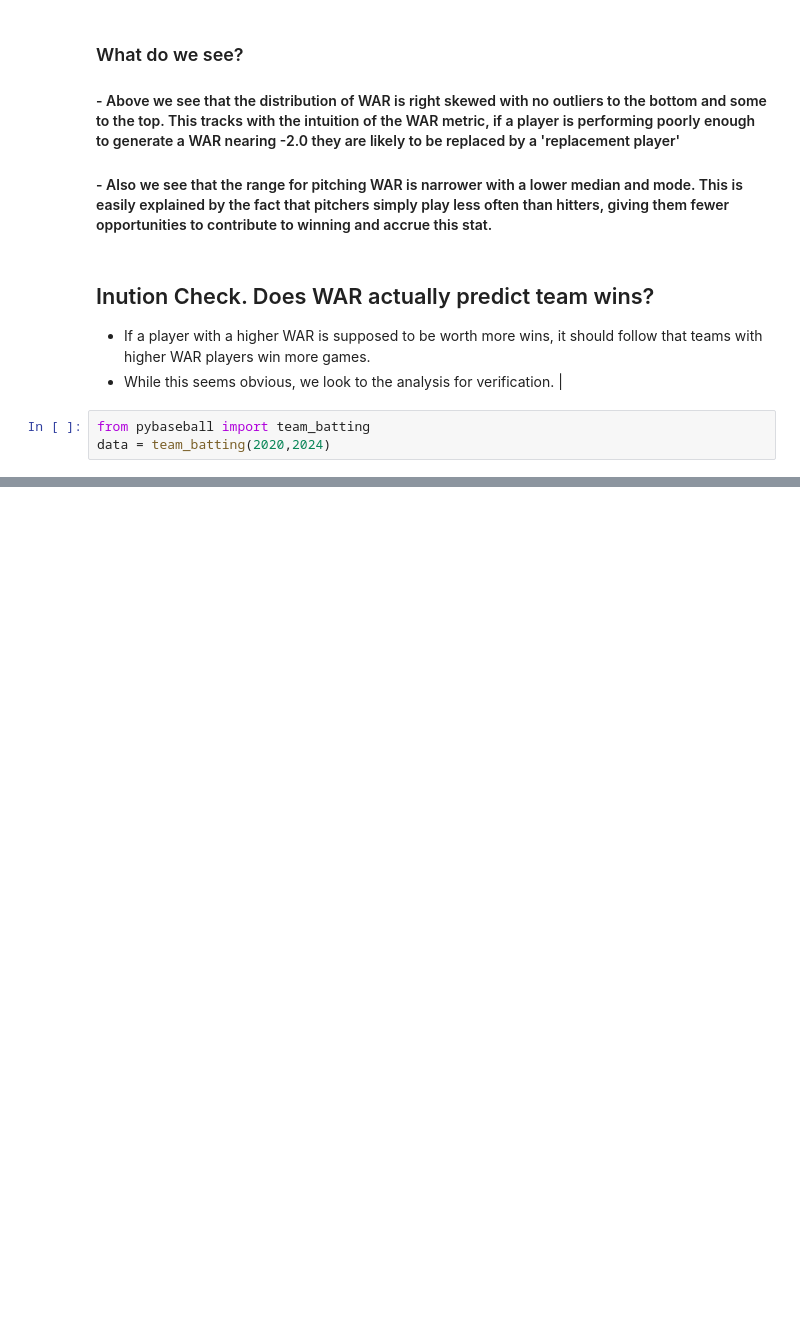
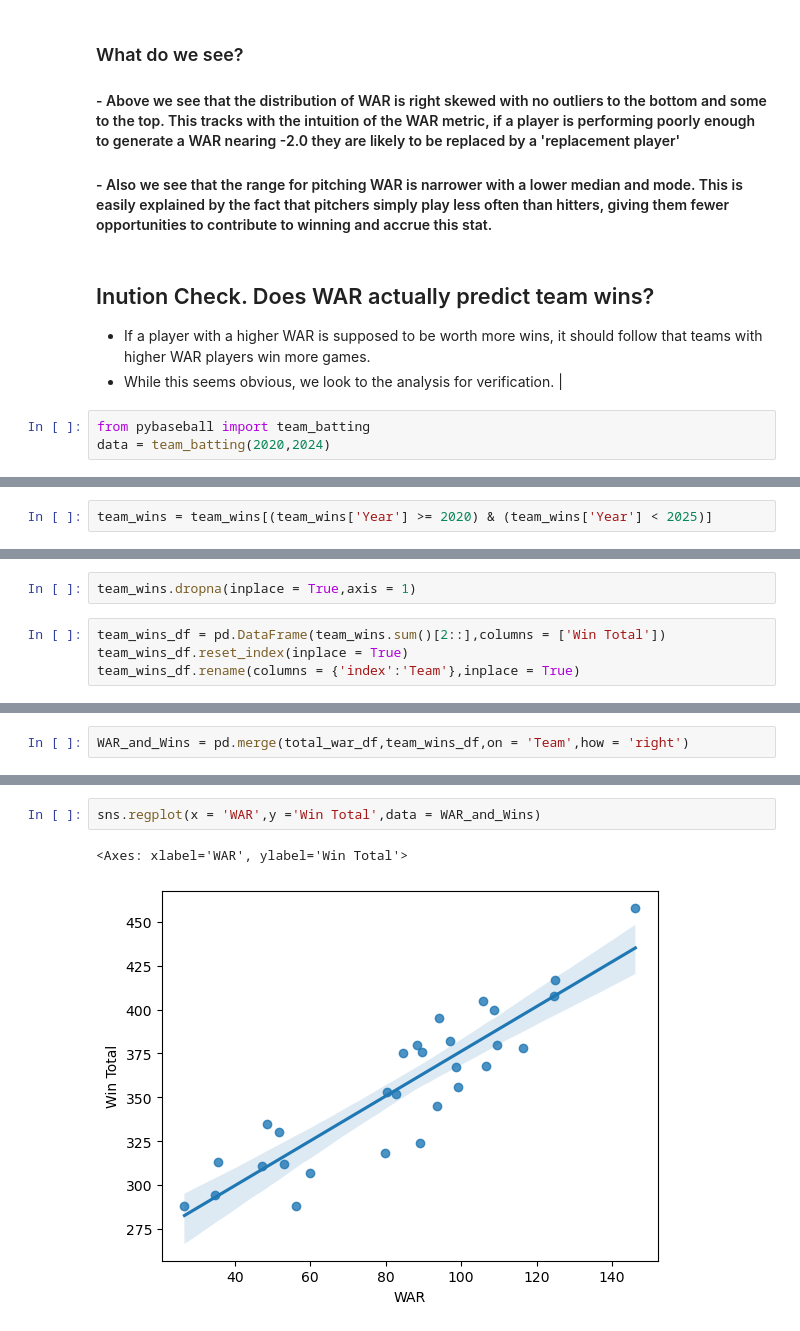
Before and after one commit to EliasOMacias/MLB_stats_analysis, a Jupyter notebook: MLB_notebook.ipynb, the cells around one changed output, grey strips where cells are left out. Drawn from its saved outputs; the diff is of its cells as text; blank space fills up the shorter version.

Commit message:
Created dataframe withe total wins and war 2020-2024, plotted basic regplot

```diff
--- a/MLB_notebook.ipynb
+++ b/MLB_notebook.ipynb
@@ -182,0 +185,2 @@ team_wins = pd.read_csv('
+# %%
+team_wins = team_wins[(team_wins['Year'] >= 2020) & (team_wins['Year'] < 2025)]
@@ -182,0 +196,6 @@ team_wins = pd.read_csv('
+# %%
+team_wins.dropna(inplace = True,axis = 1)
+# %%
+team_wins_df = pd.DataFrame(team_wins.sum()[2::],columns = ['Win Total'])
+team_wins_df.reset_index(inplace = True)
+team_wins_df.rename(columns = {'index':'Team'},inplace = True)
@@ -182,0 +222,2 @@ team_wins = pd.read_csv('
+# %%
+WAR_and_Wins = pd.merge(total_war_df,team_wins_df,on = 'Team',how = 'right')
@@ -182,0 +244,5 @@ team_wins = pd.read_csv('
+# %%
+sns.regplot(x = 'WAR',y ='Win Total',data = WAR_and_Wins)
+# %% [output]
+<Axes: xlabel='WAR', ylabel='Win Total'>
+[figure, added]
```
Also changed, not shown: parts of 12 cells of this notebook.
